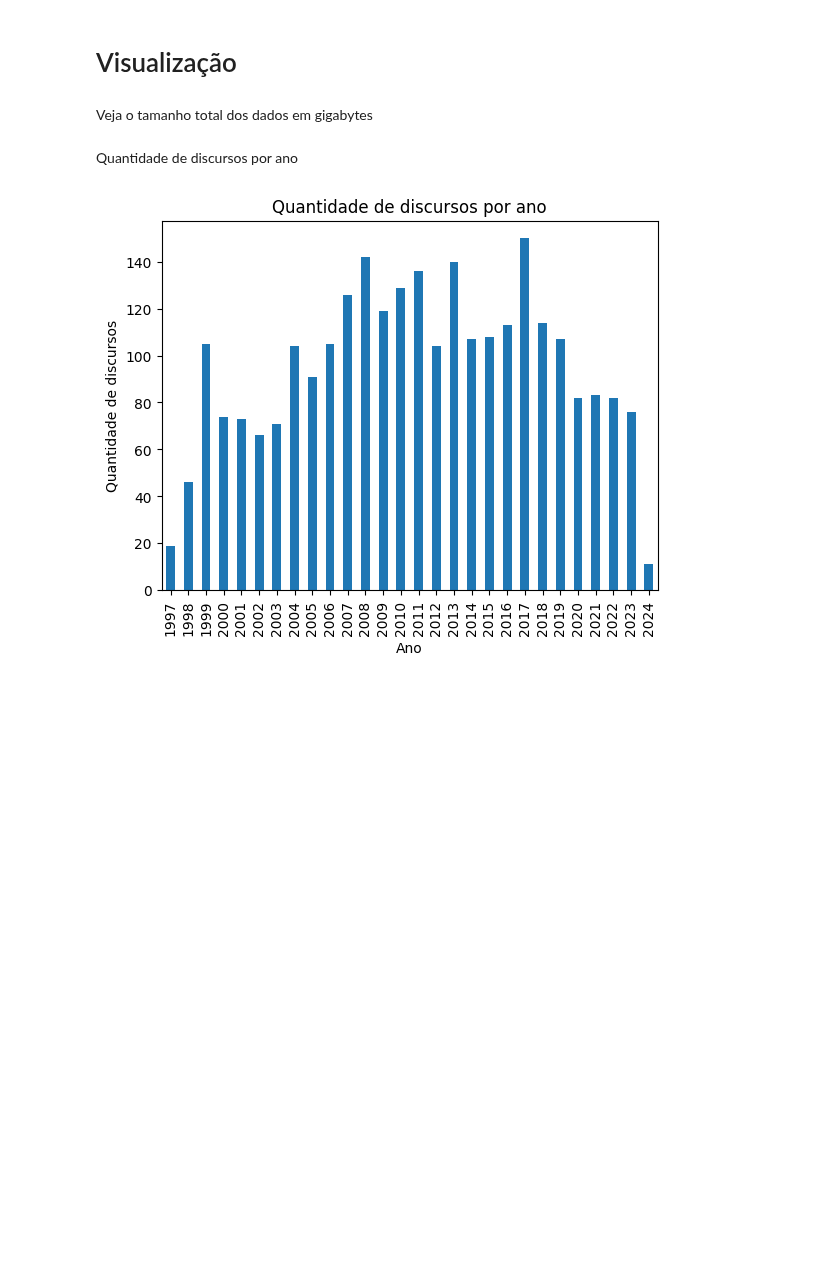
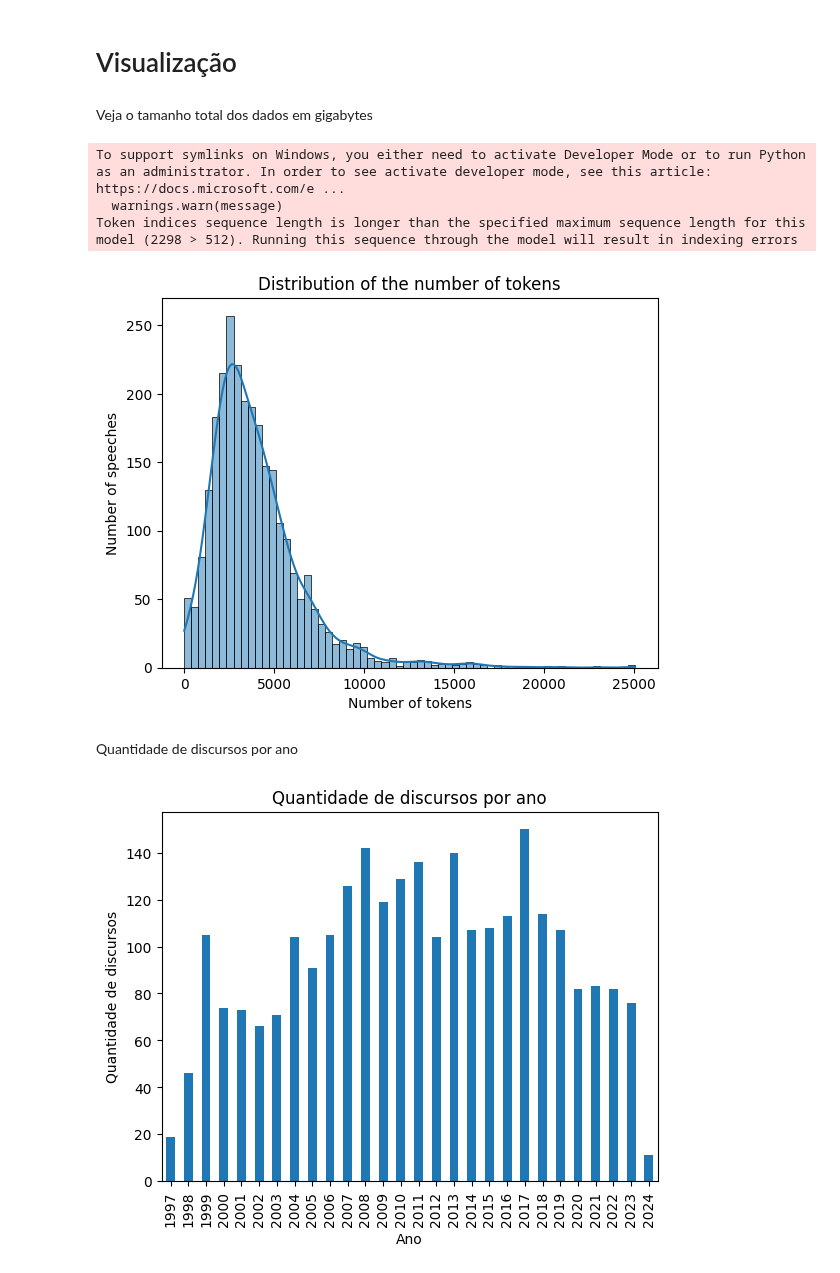
Before and after one commit to LaviniaSD/NPL---SPX, a Jupyter notebook: analise_exploratoria.ipynb, the cells around one changed output. Saved outputs shown, nothing was run; the diff lists cells and outputs as text; code cells hidden in the pictures; blank space fills up the shorter version.

```diff
--- a/analise_exploratoria.ipynb
+++ b/analise_exploratoria.ipynb
@@ -56,6 +59,20 @@ data['contents'] = data['contents'].astype(str)
 # Visualização
 # %% [markdown]
 Veja o tamanho total dos dados em gigabytes
+# %%
+# Tokenize each text and plot the distribution of the number of tokens
+tokenizer = BertTokenizer.from_pretrained("ProsusAI/finbert")
+data['tokens'] = data['contents'].apply(lambda x: len(tokenizer.encode(x)))
+sns.histplot(data['tokens'], kde=True)
+plt.xlabel('Number of tokens')
+plt.ylabel('Number of speeches')
+plt.title('Distribution of the number of tokens')
+plt.show()
+# %% [output]
+To support symlinks on Windows, you either need to activate Developer Mode or to run Python as an administrator. In order to see activate developer mode, see this article: https://docs.microsoft.com/e ...
+  warnings.warn(message)
+Token indices sequence length is longer than the specified maximum sequence length for this model (2298 > 512). Running this sequence through the model will result in indexing errors
+[figure, added]
 # %% [markdown]
 Quantidade de discursos por ano
 # %%
```
Also changed, not shown: parts of 2 cells of this notebook.
